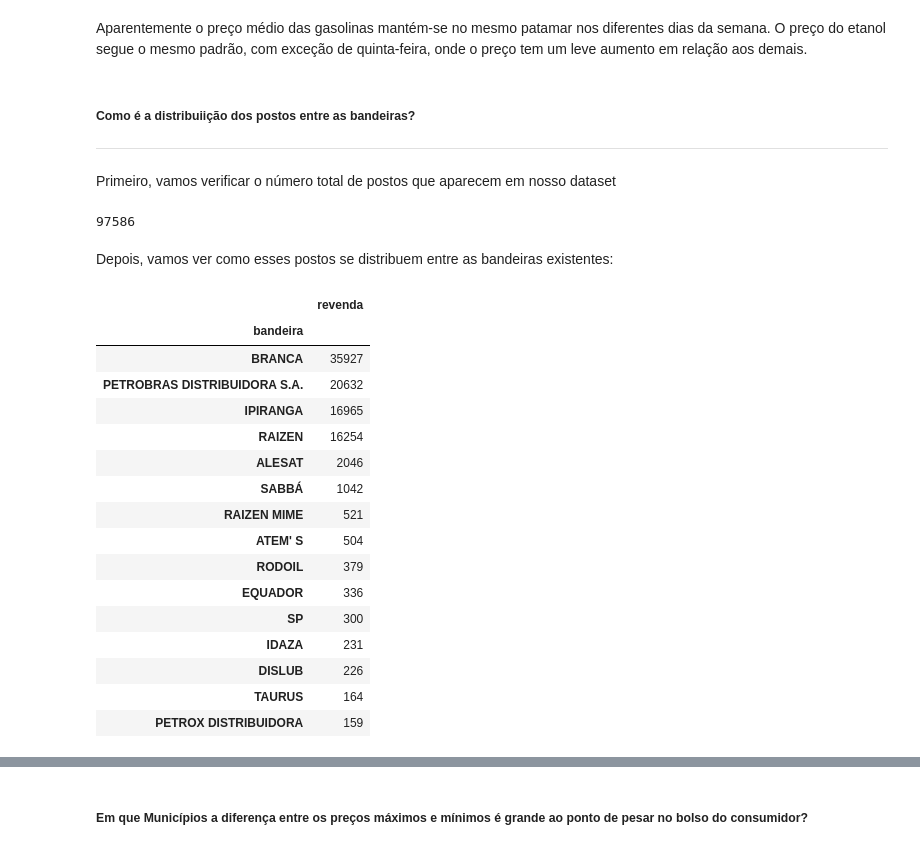
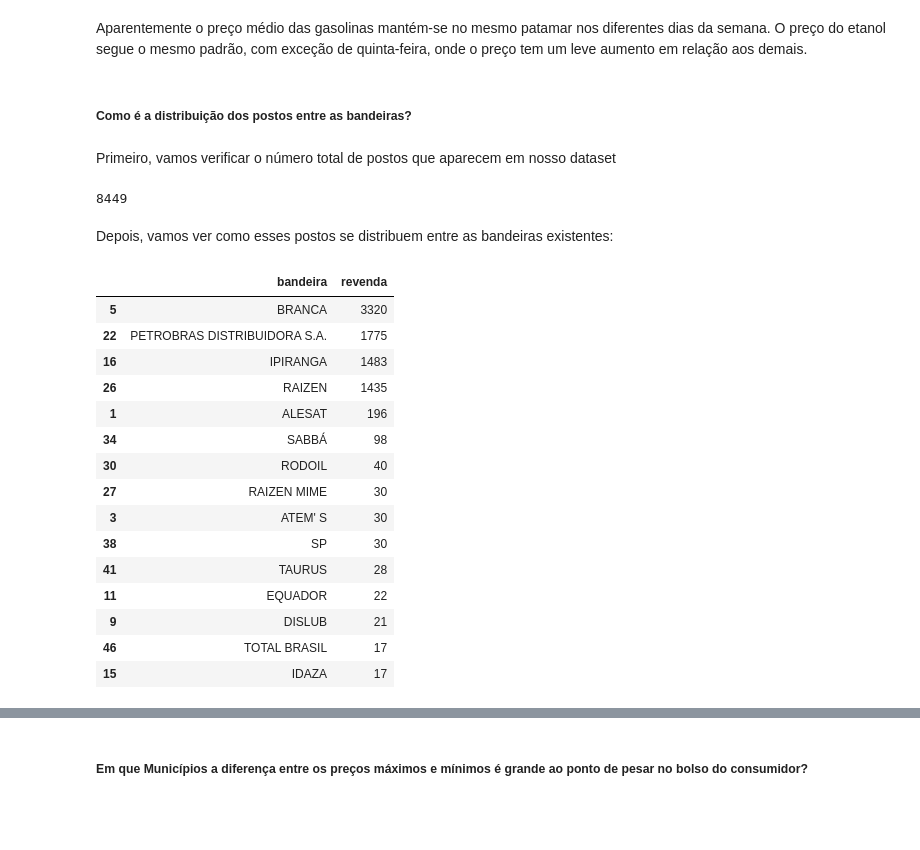
Before and after one commit to BrunaFPereira/Projeto_Modulo_4, a Jupyter notebook: Projeto_4.ipynb, the cells around one changed output, grey strips where cells are left out. Saved outputs shown, nothing was run; the diff lists cells and outputs as text; code cells hidden in the pictures; blank space fills up the shorter version.

```diff
--- a/Projeto_4.ipynb
+++ b/Projeto_4.ipynb
@@ -867,35 +861,32 @@ plt.show()
 # %% [markdown]
 Aparentemente o preço médio das gasolinas mantém-se no mesmo patamar nos diferentes dias da semana. O preço do etanol segue o mesmo padrão, com exceção de quinta-feira, onde o preço tem um leve aumento em relação aos demais.
 # %% [markdown]
-##### Como é a distribuiição dos postos entre as bandeiras?
-
----
+##### Como é a distribuição dos postos entre as bandeiras?
 # %% [markdown]
 Primeiro, vamos verificar o número total de postos que aparecem em nosso dataset
 # %%
-df_unico['revenda'].count()
+df_unico['revenda'].nunique()
 # %% [output]
-97586
+8449
 # %% [markdown]
 Depois, vamos ver como esses postos se distribuem entre as bandeiras existentes:
 # %%
-quantidade_bandeiras = df_unico.groupby('bandeira')[['revenda']].count().sort_values(by='revenda', ascending=False)
+quantidade_bandeiras = df_unico.groupby('bandeira', as_index=False)[['revenda']].nunique().sort_values(by='revenda', ascending=False)
 quantidade_bandeiras.head(15)
 # %% [output]
-|  | revenda |
-| bandeira |  |
-| BRANCA | 35927 |
-| PETROBRAS DISTRIBUIDORA S.A. | 20632 |
-| IPIRANGA | 16965 |
-| RAIZEN | 16254 |
-| ALESAT | 2046 |
-| SABBÁ | 1042 |
-| RAIZEN MIME | 521 |
-| ATEM' S | 504 |
-| RODOIL | 379 |
-| EQUADOR | 336 |
-| SP | 300 |
-| IDAZA | 231 |
-| DISLUB | 226 |
-| TAURUS | 164 |
-| PETROX DISTRIBUIDORA | 159 |
+|  | bandeira | revenda |
+| 5 | BRANCA | 3320 |
+| 22 | PETROBRAS DISTRIBUIDORA S.A. | 1775 |
+| 16 | IPIRANGA | 1483 |
+| 26 | RAIZEN | 1435 |
+| 1 | ALESAT | 196 |
+| 34 | SABBÁ | 98 |
+| 30 | RODOIL | 40 |
+| 27 | RAIZEN MIME | 30 |
+| 3 | ATEM' S | 30 |
+| 38 | SP | 30 |
+| 41 | TAURUS | 28 |
+| 11 | EQUADOR | 22 |
+| 9 | DISLUB | 21 |
+| 46 | TOTAL BRASIL | 17 |
+| 15 | IDAZA | 17 |
```
Also changed, not shown: parts of 36 cells of this notebook, 1 other file.
